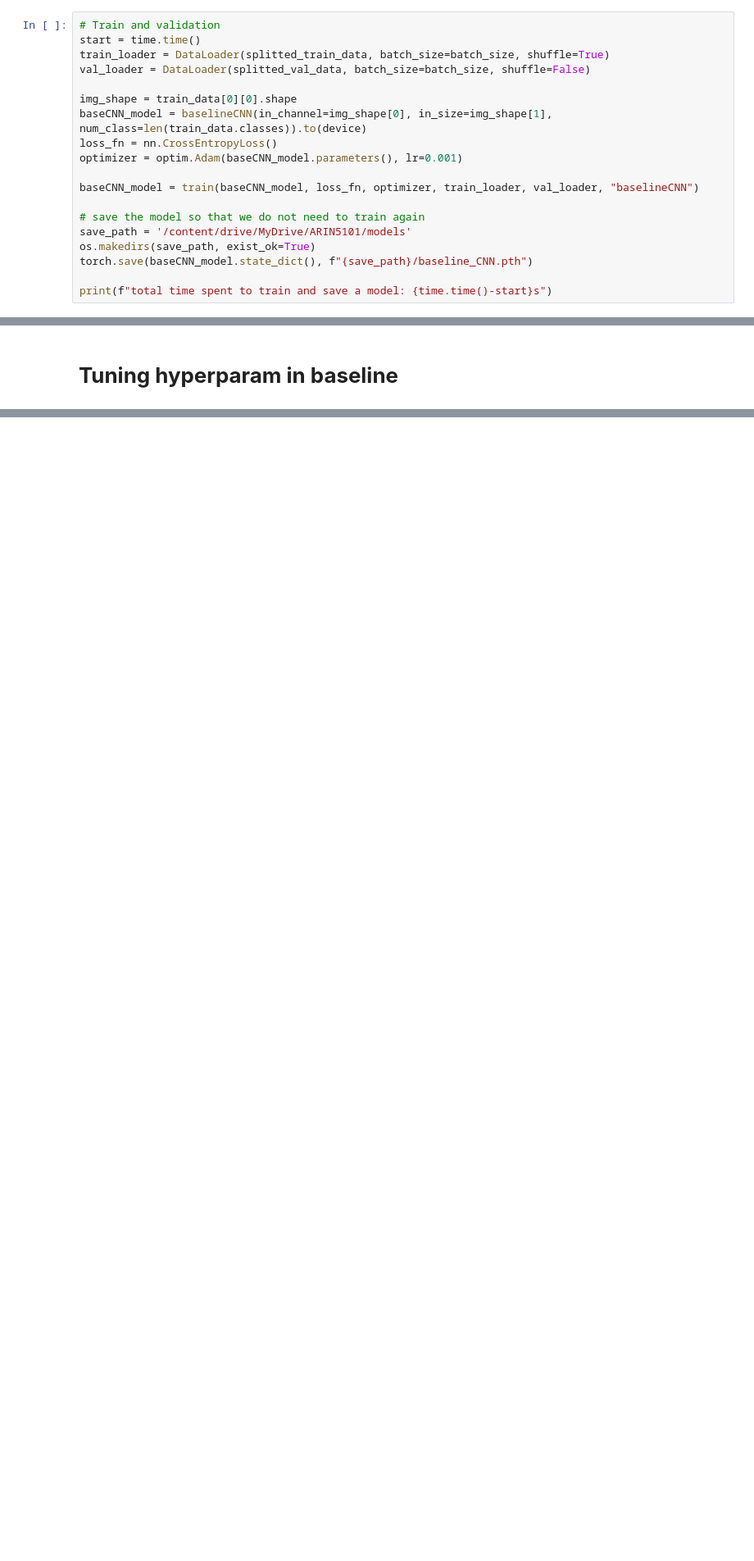
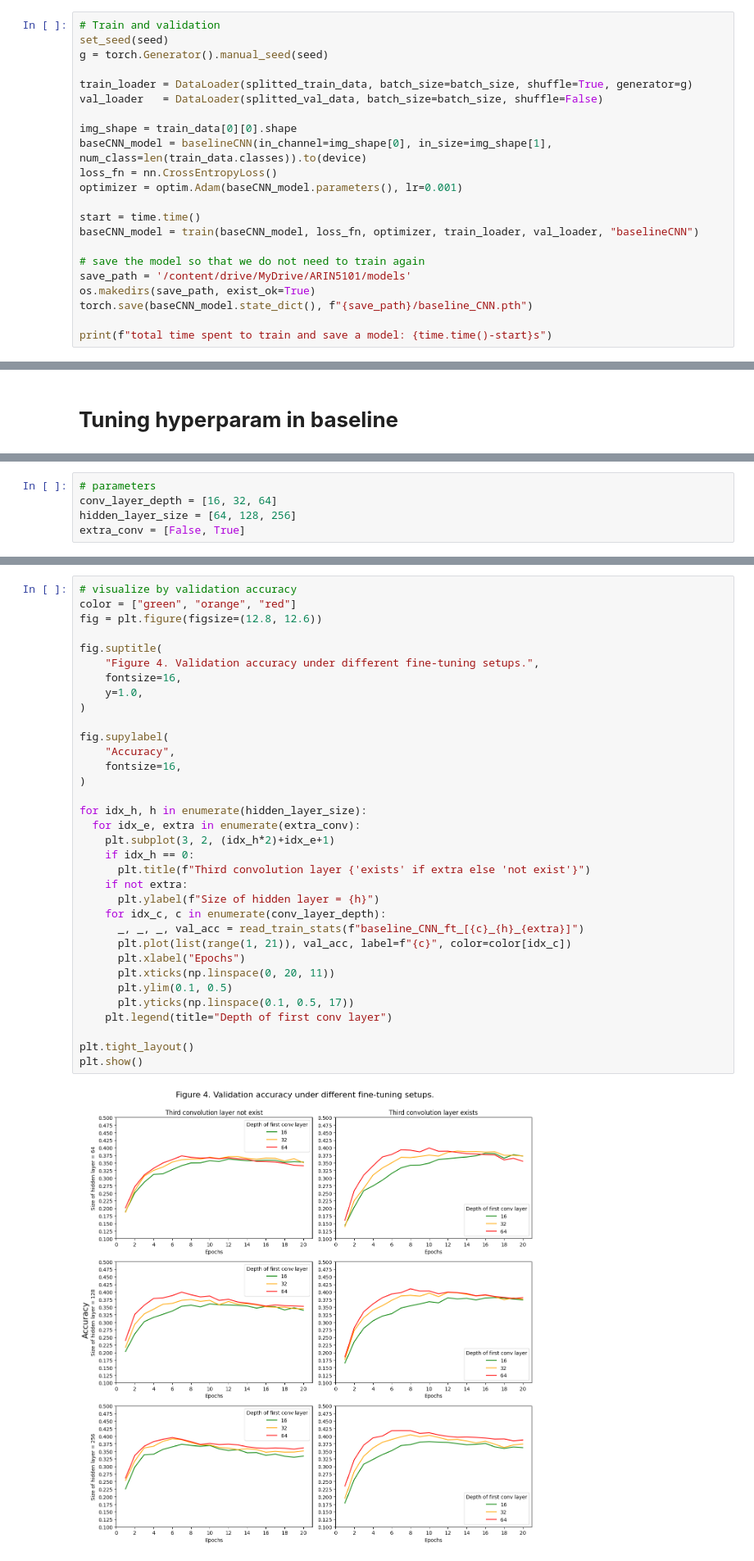
Before and after one commit to billyccw/ARIN5101-Project, a Jupyter notebook: ARIN5101_Project.ipynb, the cells around one changed output, grey strips where cells are left out. Shown at 82% size. Cells and saved outputs as stored; diff of their text form; blank space fills up the shorter version.

```diff
--- a/ARIN5101_Project.ipynb
+++ b/ARIN5101_Project.ipynb
@@ -317,15 +333,18 @@ class baselineCNN(nn.Module):
 batch_size = 128
 # %%
 # Train and validation
-start = time.time()
-train_loader = DataLoader(splitted_train_data, batch_size=batch_size, shuffle=True)
-val_loader = DataLoader(splitted_val_data, batch_size=batch_size, shuffle=False)
+set_seed(seed)
+g = torch.Generator().manual_seed(seed)
+
+train_loader = DataLoader(splitted_train_data, batch_size=batch_size, shuffle=True, generator=g)
+val_loader   = DataLoader(splitted_val_data, batch_size=batch_size, shuffle=False)
 
 img_shape = train_data[0][0].shape
 baseCNN_model = baselineCNN(in_channel=img_shape[0], in_size=img_shape[1], num_class=len(train_data.classes)).to(device)
 loss_fn = nn.CrossEntropyLoss()
 optimizer = optim.Adam(baseCNN_model.parameters(), lr=0.001)
 
+start = time.time()
 baseCNN_model = train(baseCNN_model, loss_fn, optimizer, train_loader, val_loader, "baselineCNN")
 
 # save the model so that we do not need to train again
@@ -435,0 +451,5 @@ Considering the inefficiency of visualizing a confusion matrix with a large numb
+# %%
+# parameters
+conv_layer_depth = [16, 32, 64]
+hidden_layer_size = [64, 128, 256]
+extra_conv = [False, True]
@@ -435,0 +512,36 @@ Considering the inefficiency of visualizing a confusion matrix with a large numb
+# %%
+# visualize by validation accuracy
+color = ["green", "orange", "red"]
+fig = plt.figure(figsize=(12.8, 12.6))
+
+fig.suptitle(
+    "Figure 4. Validation accuracy under different fine-tuning setups.",
+    fontsize=16,
+    y=1.0,
+)
+
+fig.supylabel(
+    "Accuracy",
+    fontsize=16,
+)
+
+for idx_h, h in enumerate(hidden_layer_size):
+  for idx_e, extra in enumerate(extra_conv):
+    plt.subplot(3, 2, (idx_h*2)+idx_e+1)
+    if idx_h == 0:
+      plt.title(f"Third convolution layer {'exists' if extra else 'not exist'}")
+    if not extra:
+      plt.ylabel(f"Size of hidden layer = {h}")
+    for idx_c, c in enumerate(conv_layer_depth):
+      _, _, _, val_acc = read_train_stats(f"baseline_CNN_ft_[{c}_{h}_{extra}]")
+      plt.plot(list(range(1, 21)), val_acc, label=f"{c}", color=color[idx_c])
+      plt.xlabel("Epochs")
+      plt.xticks(np.linspace(0, 20, 11))
+      plt.ylim(0.1, 0.5)
+      plt.yticks(np.linspace(0.1, 0.5, 17))
+    plt.legend(title="Depth of first conv layer")
+
+plt.tight_layout()
+plt.show()
+# %% [output]
+[figure, added]
```
Also changed, not shown: parts of 37 cells of this notebook.
